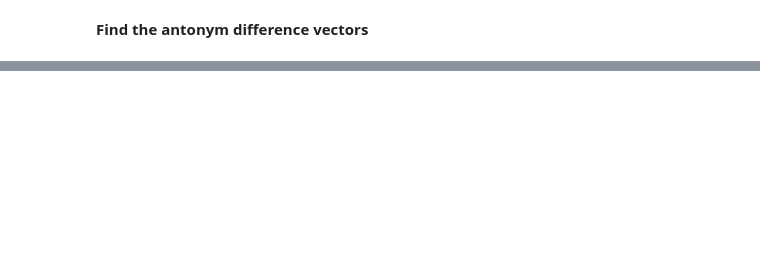
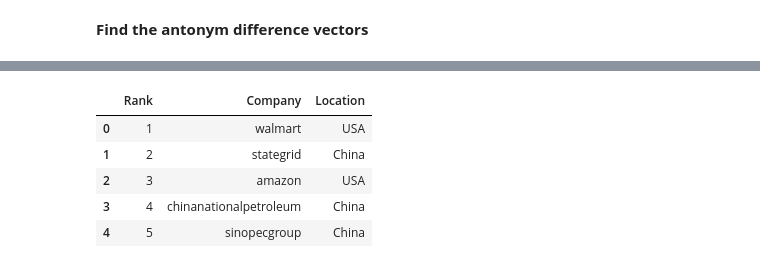
Before and after one commit to sreehari59/POLAR-WEBE, a Jupyter notebook: Polar_Embedding.ipynb, the cells around one changed output, grey strips where cells are left out. Saved outputs shown, nothing was run; the diff lists cells and outputs as text; code cells hidden in the pictures; blank space fills up the shorter version.

```diff
--- a/Polar_Embedding.ipynb
+++ b/Polar_Embedding.ipynb
@@ -287,0 +409,9 @@ input  = man - woman
+# %%
+polar_embedding = pd.merge(fortune_500_company,new_df,how="right",left_on="Company",right_on=new_df.index)
+# %% [output]
+|  | Rank | Company | Location |
+| 0 | 1 | walmart | USA |
+| 1 | 2 | stategrid | China |
+| 2 | 3 | amazon | USA |
+| 3 | 4 | chinanationalpetroleum | China |
+| 4 | 5 | sinopecgroup | China |
```
Also changed, not shown: parts of 37 cells of this notebook.
